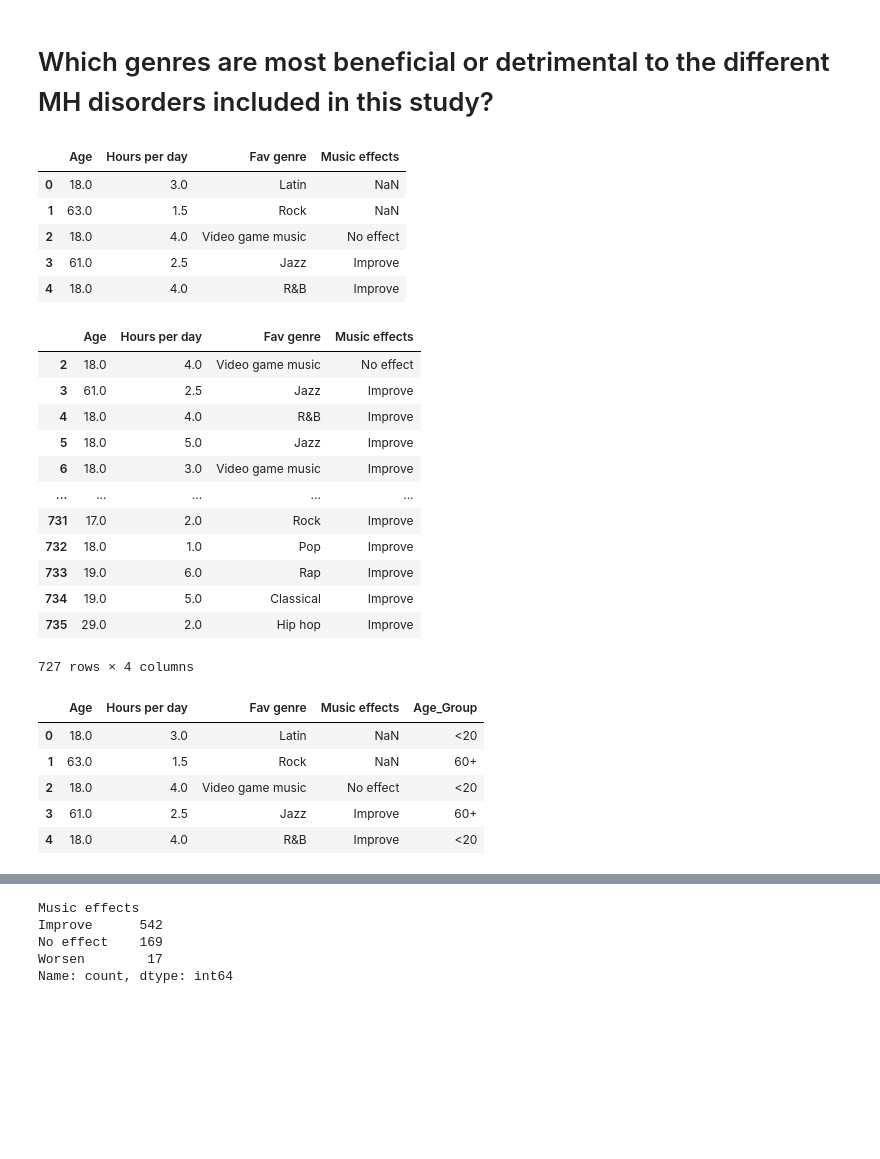
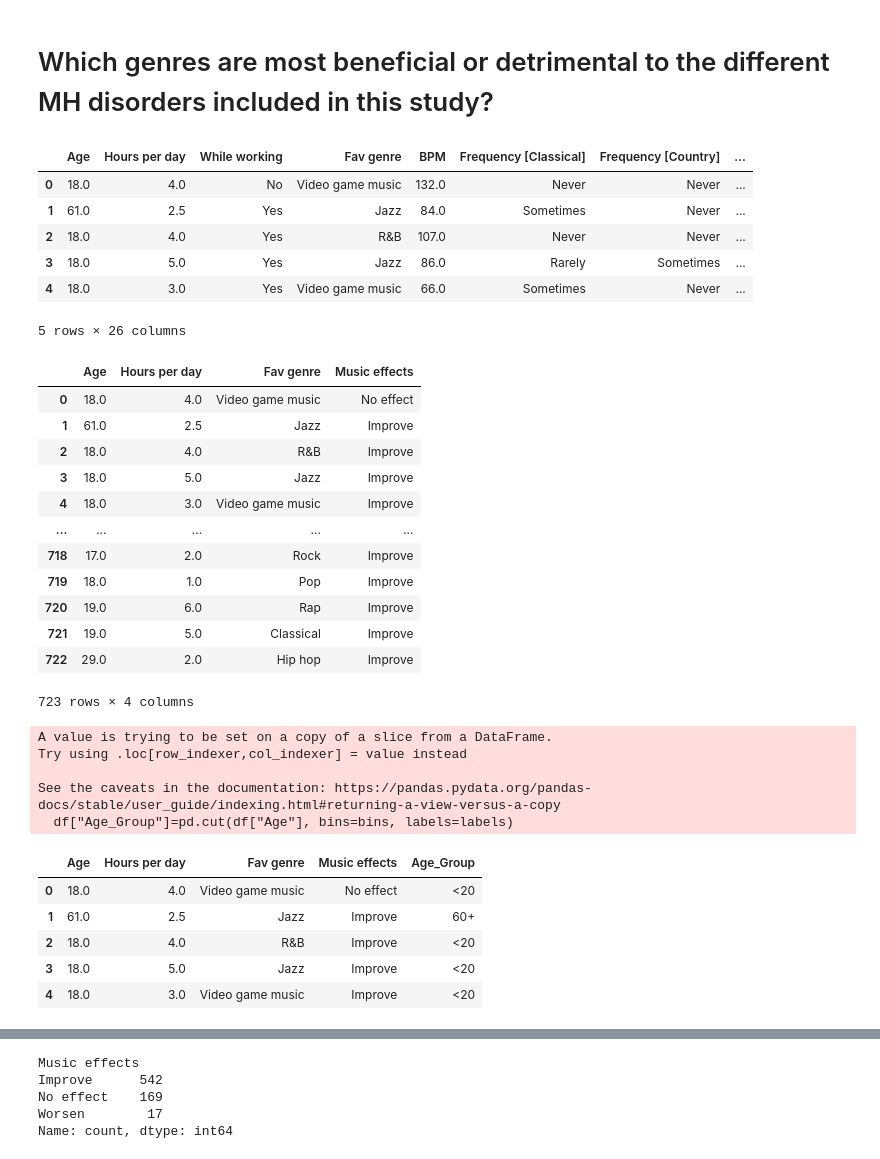
Before and after one commit to TheWizler/project1_group_10, a Jupyter notebook: gabriela's_work/Q1.ipynb, the cells around one changed output, grey strips where cells are left out. Cells and saved outputs as stored; diff of their text form; code cells hidden in the pictures; blank space fills up the shorter version.

```diff
--- a/gabriela's_work/Q1.ipynb
+++ b/gabriela's_work/Q1.ipynb
@@ -8,34 +8,35 @@ import scipy.stats as st
 import seaborn as sns
 import numpy as np
 # %%
-data_path="../gabriela's_work/cleaned_data.csv"
+data_path="../Data_Cleaning/output_cleaned_data.csv"
 data= pd.read_csv(data_path)
 data.head()
 # %% [output]
-|  | Age | Hours per day | Fav genre | Music effects |
-| 0 | 18.0 | 3.0 | Latin | NaN |
-| 1 | 63.0 | 1.5 | Rock | NaN |
-| 2 | 18.0 | 4.0 | Video game music | No effect |
-| 3 | 61.0 | 2.5 | Jazz | Improve |
-| 4 | 18.0 | 4.0 | R&B | Improve |
+|  | Age | Hours per day | While working | Fav genre | BPM | Frequency [Classical] | Frequency [Country] | ... |
+| 0 | 18.0 | 4.0 | No | Video game music | 132.0 | Never | Never | ... |
+| 1 | 61.0 | 2.5 | Yes | Jazz | 84.0 | Sometimes | Never | ... |
+| 2 | 18.0 | 4.0 | Yes | R&B | 107.0 | Never | Never | ... |
+| 3 | 18.0 | 5.0 | Yes | Jazz | 86.0 | Rarely | Sometimes | ... |
+| 4 | 18.0 | 3.0 | Yes | Video game music | 66.0 | Sometimes | Never | ... |
+5 rows × 26 columns
 # %%
 cols= ["Age","Hours per day", "Fav genre", "Music effects"]
 df=data[cols]
 df.dropna()
 # %% [output]
 |  | Age | Hours per day | Fav genre | Music effects |
-| 2 | 18.0 | 4.0 | Video game music | No effect |
-| 3 | 61.0 | 2.5 | Jazz | Improve |
-| 4 | 18.0 | 4.0 | R&B | Improve |
-| 5 | 18.0 | 5.0 | Jazz | Improve |
-| 6 | 18.0 | 3.0 | Video game music | Improve |
+| 0 | 18.0 | 4.0 | Video game music | No effect |
+| 1 | 61.0 | 2.5 | Jazz | Improve |
+| 2 | 18.0 | 4.0 | R&B | Improve |
+| 3 | 18.0 | 5.0 | Jazz | Improve |
+| 4 | 18.0 | 3.0 | Video game music | Improve |
 | ... | ... | ... | ... | ... |
-| 731 | 17.0 | 2.0 | Rock | Improve |
-| 732 | 18.0 | 1.0 | Pop | Improve |
-| 733 | 19.0 | 6.0 | Rap | Improve |
-| 734 | 19.0 | 5.0 | Classical | Improve |
-| 735 | 29.0 | 2.0 | Hip hop | Improve |
+| 718 | 17.0 | 2.0 | Rock | Improve |
+| 719 | 18.0 | 1.0 | Pop | Improve |
+| 720 | 19.0 | 6.0 | Rap | Improve |
+| 721 | 19.0 | 5.0 | Classical | Improve |
+| 722 | 29.0 | 2.0 | Hip hop | Improve |
-727 rows × 4 columns
+723 rows × 4 columns
 # %%
 #hours_data2=df["Hours per day"].value_counts()
 #hours_data2.groupby(["Fav genre"]).size()
@@ -47,12 +48,17 @@ labels= ['<20', '20-39', '40-49', '50-59', '60+']
 df["Age_Group"]=pd.cut(df["Age"], bins=bins, labels=labels)
 df.head()
 # %% [output]
+A value is trying to be set on a copy of a slice from a DataFrame.
+Try using .loc[row_indexer,col_indexer] = value instead
+
+See the caveats in the documentation: https://pandas.pydata.org/pandas-docs/stable/user_guide/indexing.html#returning-a-view-versus-a-copy
+  df["Age_Group"]=pd.cut(df["Age"], bins=bins, labels=labels)
 |  | Age | Hours per day | Fav genre | Music effects | Age_Group |
-| 0 | 18.0 | 3.0 | Latin | NaN | <20 |
-| 1 | 63.0 | 1.5 | Rock | NaN | 60+ |
-| 2 | 18.0 | 4.0 | Video game music | No effect | <20 |
-| 3 | 61.0 | 2.5 | Jazz | Improve | 60+ |
-| 4 | 18.0 | 4.0 | R&B | Improve | <20 |
+| 0 | 18.0 | 4.0 | Video game music | No effect | <20 |
+| 1 | 61.0 | 2.5 | Jazz | Improve | 60+ |
+| 2 | 18.0 | 4.0 | R&B | Improve | <20 |
+| 3 | 18.0 | 5.0 | Jazz | Improve | <20 |
+| 4 | 18.0 | 3.0 | Video game music | Improve | <20 |
 # %%
 df.info()
 df['Age'] = df['Age'].astype(object)
```
Also changed, not shown: parts of 11 cells of this notebook, 31 other files.
